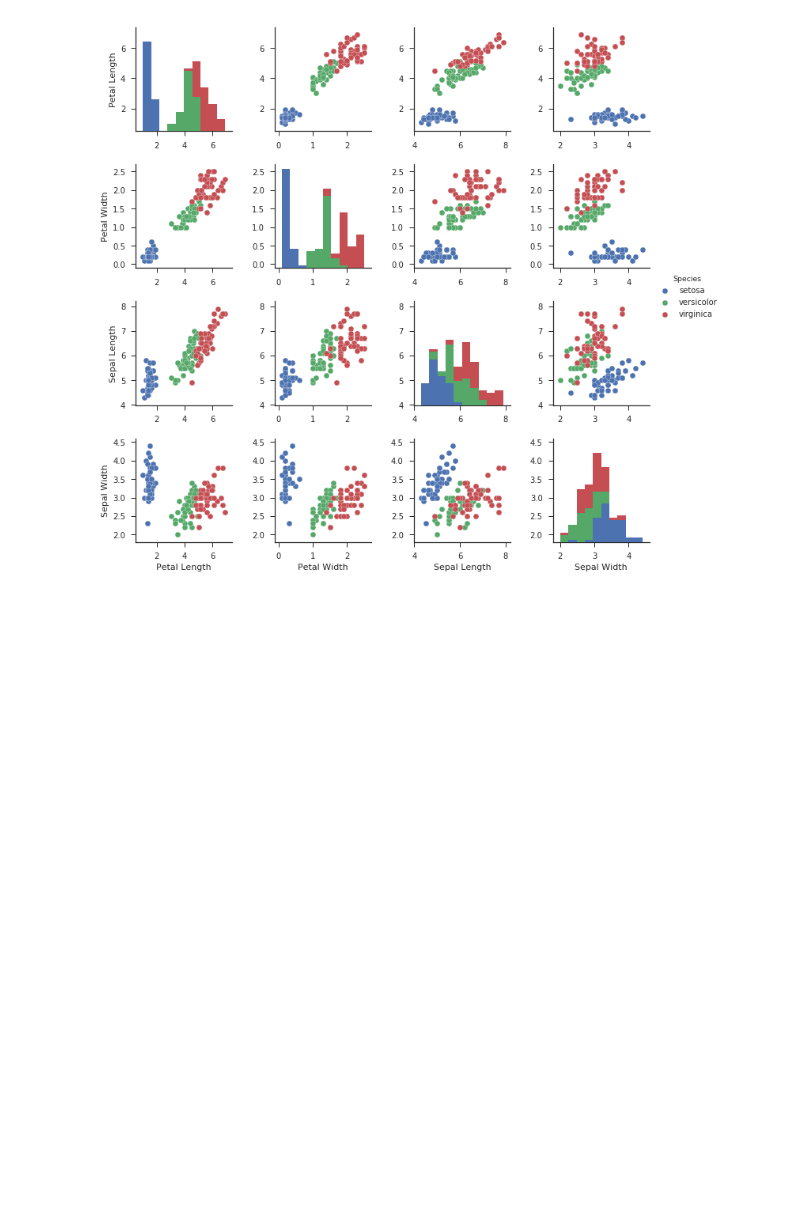
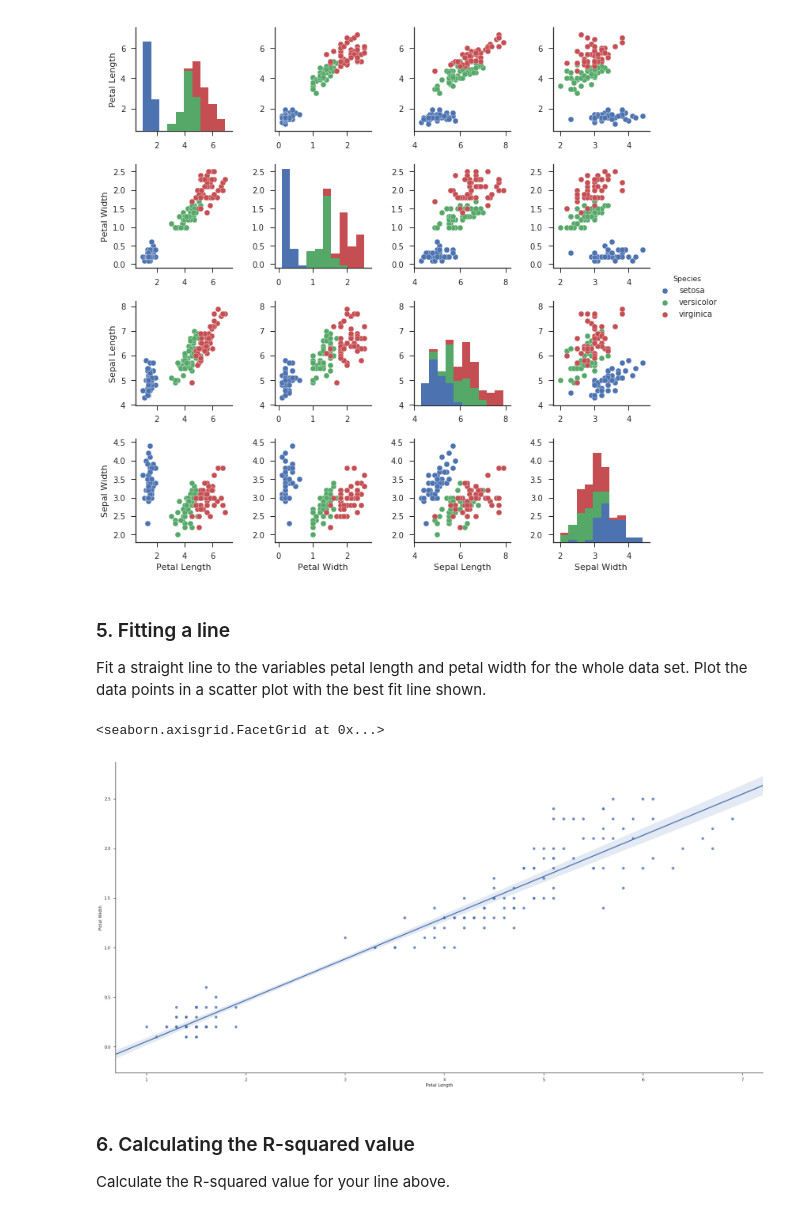
Before and after one commit to rndmized/iris-dataset-representation, a Jupyter notebook: Iris-Dataset-Notebook.ipynb, the cells around one changed output. Drawn from its saved outputs; the diff is of its cells as text; code cells hidden in the pictures; blank space fills up the shorter version.

Commit message:
Added solutions to the last part of the problem sheet
* Added Fitting lines
* Added R^2's
* Added gradient descend

```diff
--- a/Iris-Dataset-Notebook.ipynb
+++ b/Iris-Dataset-Notebook.ipynb
@@ -113,3 +110,18 @@ sns.pairplot(df, hue="Species")
 # %% [output]
 <seaborn.axisgrid.PairGrid at 0x...>
 [figure]
+# %% [markdown]
+### 5. Fitting  a line
+
+Fit a straight line to the variables petal length and petal width for the whole data set. Plot the data points in a scatter plot with the best fit line shown.
+# %%
+# Using Seaborn to calculate best fit line by using lmplot()
+sepal_df = pd.DataFrame(dict(zip(['Petal Length', 'Petal Width'], [p_len, p_width])))
+sns.lmplot(x="Petal Length", y="Petal Width", data=sepal_df, size=12,aspect=2)
+# %% [output]
+<seaborn.axisgrid.FacetGrid at 0x...>
+[figure, added]
+# %% [markdown]
+### 6. Calculating the R-squared value
+
+Calculate the R-squared value for your line above.
```
Also changed, not shown: parts of 10 cells of this notebook.
